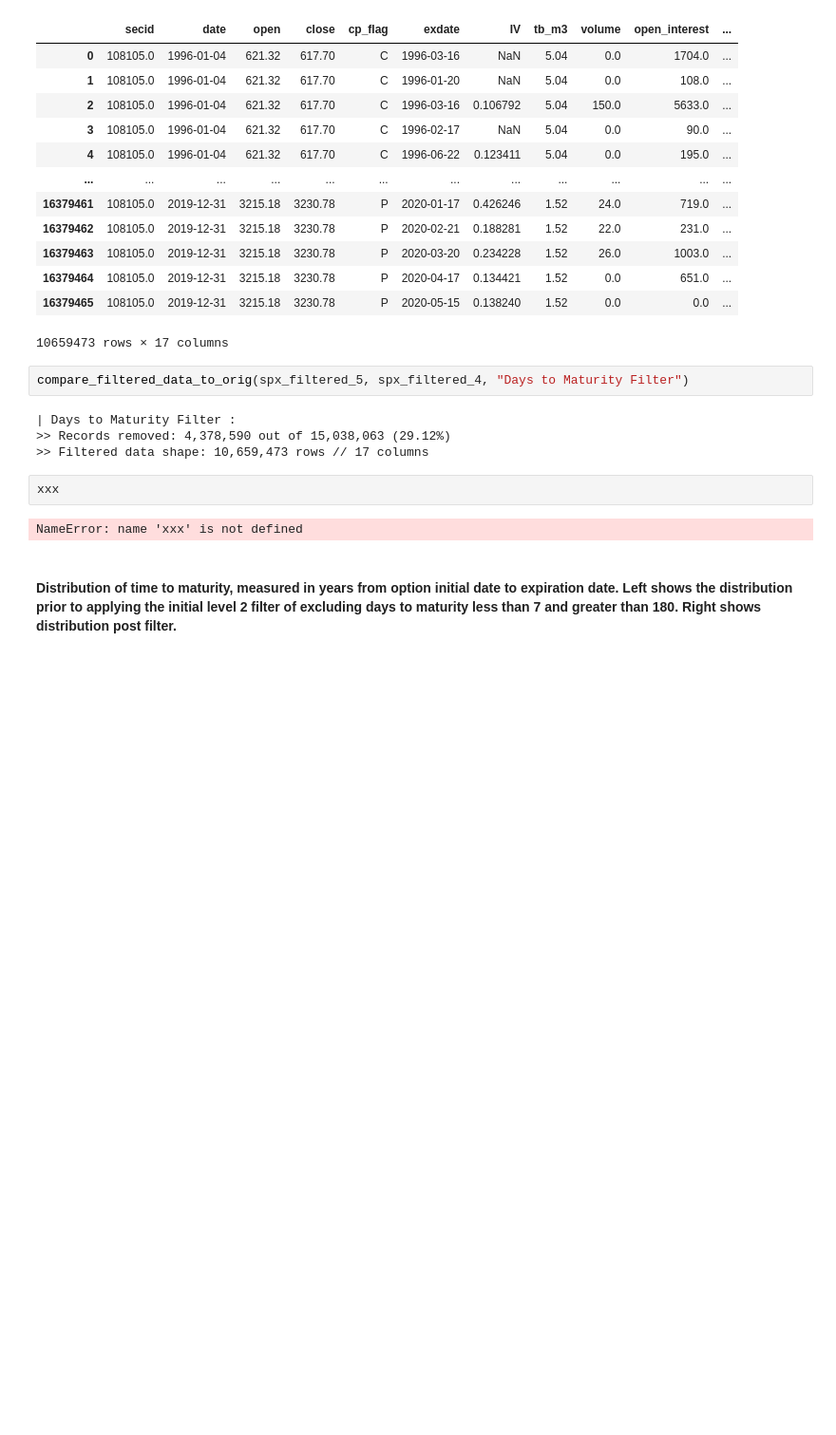
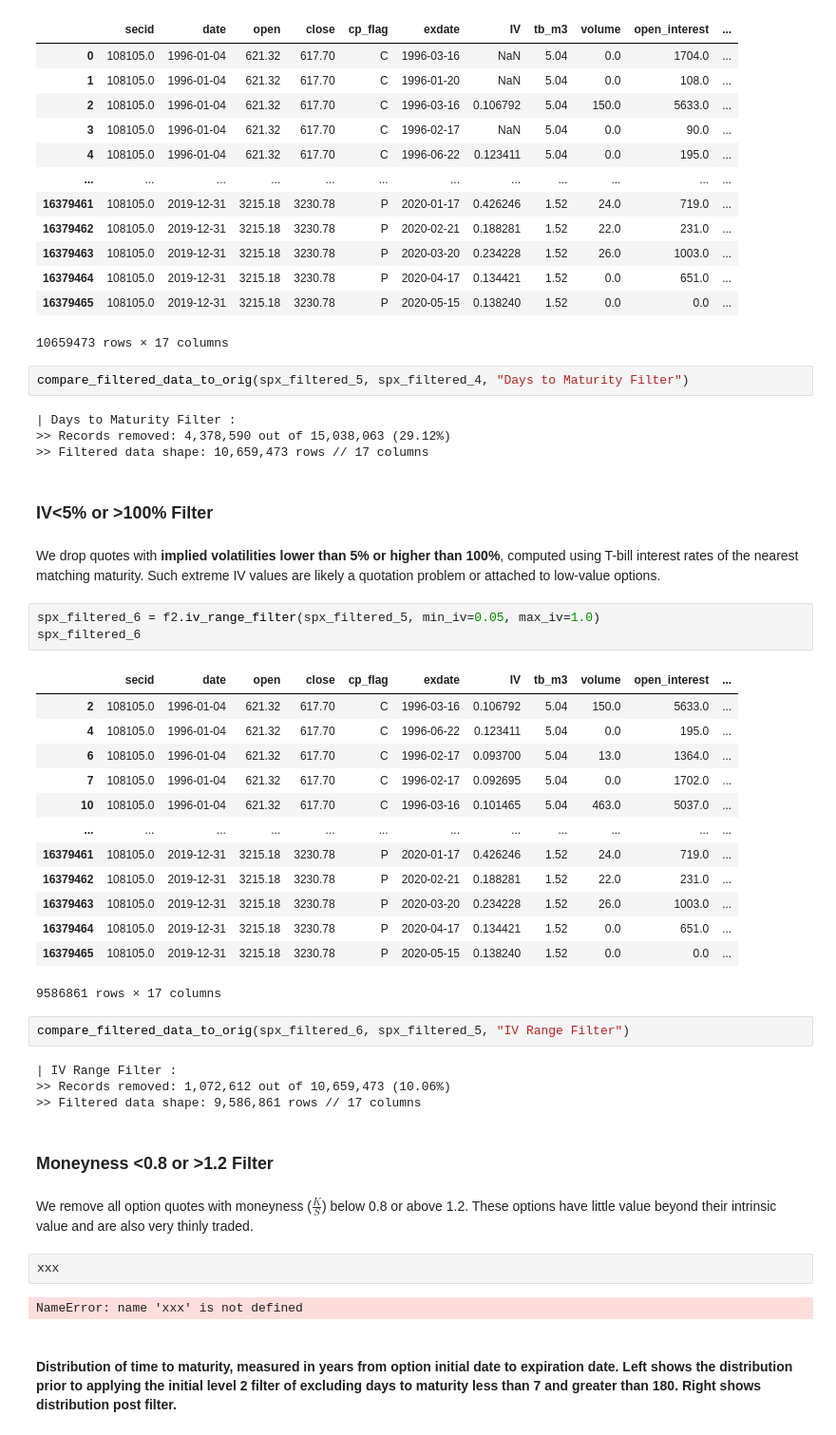
Before and after one commit to jmbejara/constantinides_2013_options, a Jupyter notebook: notebooks/combined_filters.ipynb, the cells around one changed output. Shown: that part at 95% size. Cells and saved outputs as stored; diff of their text form; blank space fills up the shorter version.

Commit message:
L2 filter cleanup in progress

```diff
--- a/notebooks/combined_filters.ipynb
+++ b/notebooks/combined_filters.ipynb
@@ -528,6 +527,37 @@ compare_filtered_data_to_orig(spx_filtered_5, spx_filtered_4, "Days to Maturity
 | Days to Maturity Filter :
 >> Records removed: 4,378,590 out of 15,038,063 (29.12%)
 >> Filtered data shape: 10,659,473 rows // 17 columns
+# %% [markdown]
+### IV<5% or >100% Filter
+# %% [markdown]
+We drop quotes with **implied volatilities lower than 5% or higher than 100%**, computed using T-bill interest rates of the nearest matching maturity. Such extreme IV values are likely a quotation problem or attached to low-value options.
+# %%
+spx_filtered_6 = f2.iv_range_filter(spx_filtered_5, min_iv=0.05, max_iv=1.0)
+spx_filtered_6
+# %% [output]
+|  | secid | date | open | close | cp_flag | exdate | IV | tb_m3 | volume | open_interest | ... |
+| 2 | 108105.0 | 1996-01-04 | 621.32 | 617.70 | C | 1996-03-16 | 0.106792 | 5.04 | 150.0 | 5633.0 | ... |
+| 4 | 108105.0 | 1996-01-04 | 621.32 | 617.70 | C | 1996-06-22 | 0.123411 | 5.04 | 0.0 | 195.0 | ... |
+| 6 | 108105.0 | 1996-01-04 | 621.32 | 617.70 | C | 1996-02-17 | 0.093700 | 5.04 | 13.0 | 1364.0 | ... |
+| 7 | 108105.0 | 1996-01-04 | 621.32 | 617.70 | C | 1996-02-17 | 0.092695 | 5.04 | 0.0 | 1702.0 | ... |
+| 10 | 108105.0 | 1996-01-04 | 621.32 | 617.70 | C | 1996-03-16 | 0.101465 | 5.04 | 463.0 | 5037.0 | ... |
+| ... | ... | ... | ... | ... | ... | ... | ... | ... | ... | ... | ... |
+| 16379461 | 108105.0 | 2019-12-31 | 3215.18 | 3230.78 | P | 2020-01-17 | 0.426246 | 1.52 | 24.0 | 719.0 | ... |
+| 16379462 | 108105.0 | 2019-12-31 | 3215.18 | 3230.78 | P | 2020-02-21 | 0.188281 | 1.52 | 22.0 | 231.0 | ... |
+| 16379463 | 108105.0 | 2019-12-31 | 3215.18 | 3230.78 | P | 2020-03-20 | 0.234228 | 1.52 | 26.0 | 1003.0 | ... |
+| 16379464 | 108105.0 | 2019-12-31 | 3215.18 | 3230.78 | P | 2020-04-17 | 0.134421 | 1.52 | 0.0 | 651.0 | ... |
+| 16379465 | 108105.0 | 2019-12-31 | 3215.18 | 3230.78 | P | 2020-05-15 | 0.138240 | 1.52 | 0.0 | 0.0 | ... |
+9586861 rows × 17 columns
+# %%
+compare_filtered_data_to_orig(spx_filtered_6, spx_filtered_5, "IV Range Filter")
+# %% [output]
+| IV Range Filter :
+>> Records removed: 1,072,612 out of 10,659,473 (10.06%)
+>> Filtered data shape: 9,586,861 rows // 17 columns
+# %% [markdown]
+### Moneyness <0.8 or >1.2 Filter
+# %% [markdown]
+We remove all option quotes with moneyness ($\frac{K}{S}$) below 0.8 or above 1.2. These options have little value beyond their intrinsic value and are also very thinly traded.
 # %%
 xxx
 # %% [output]
```
Also changed, not shown: parts of 1 cell of this notebook, 1 other file.
